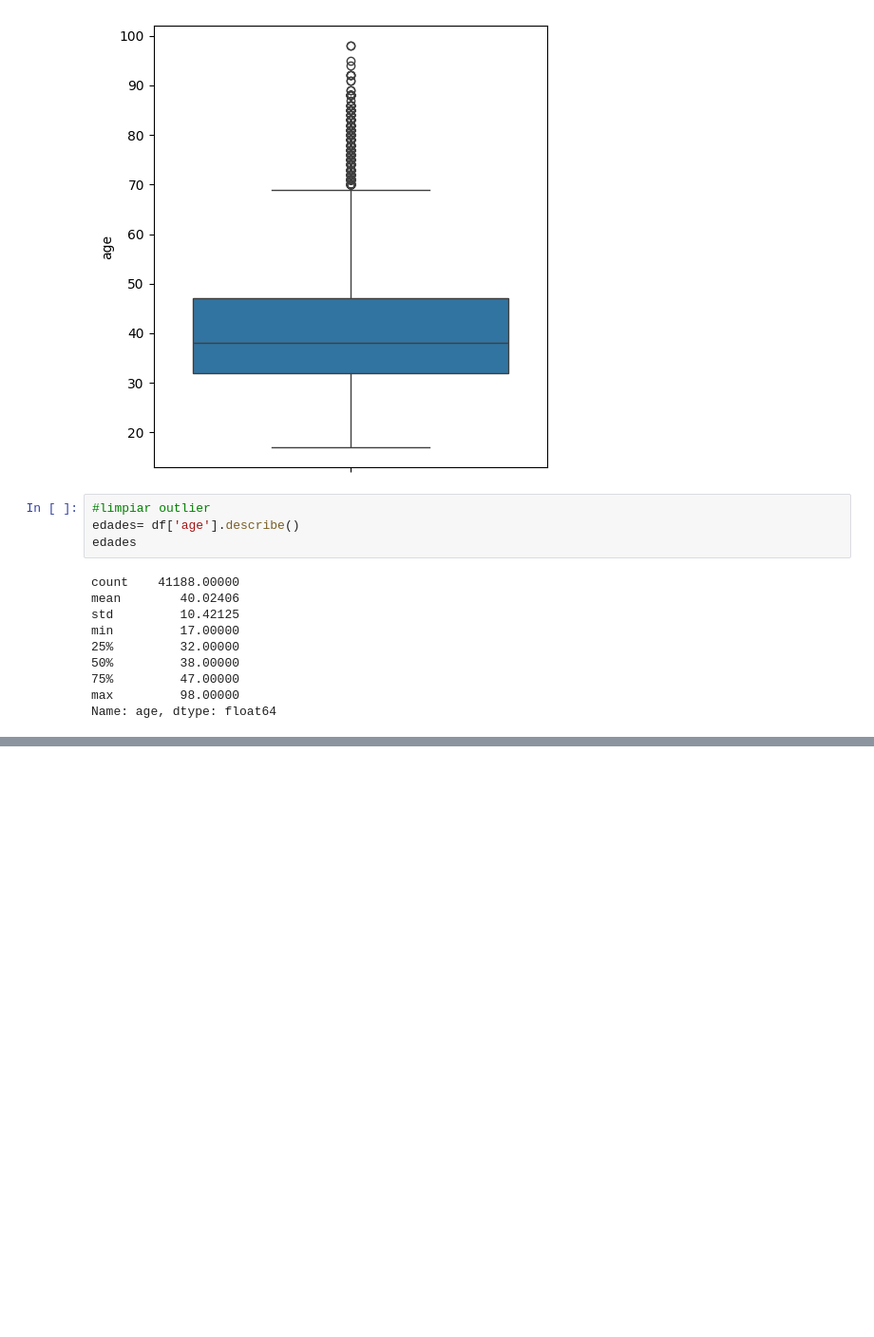
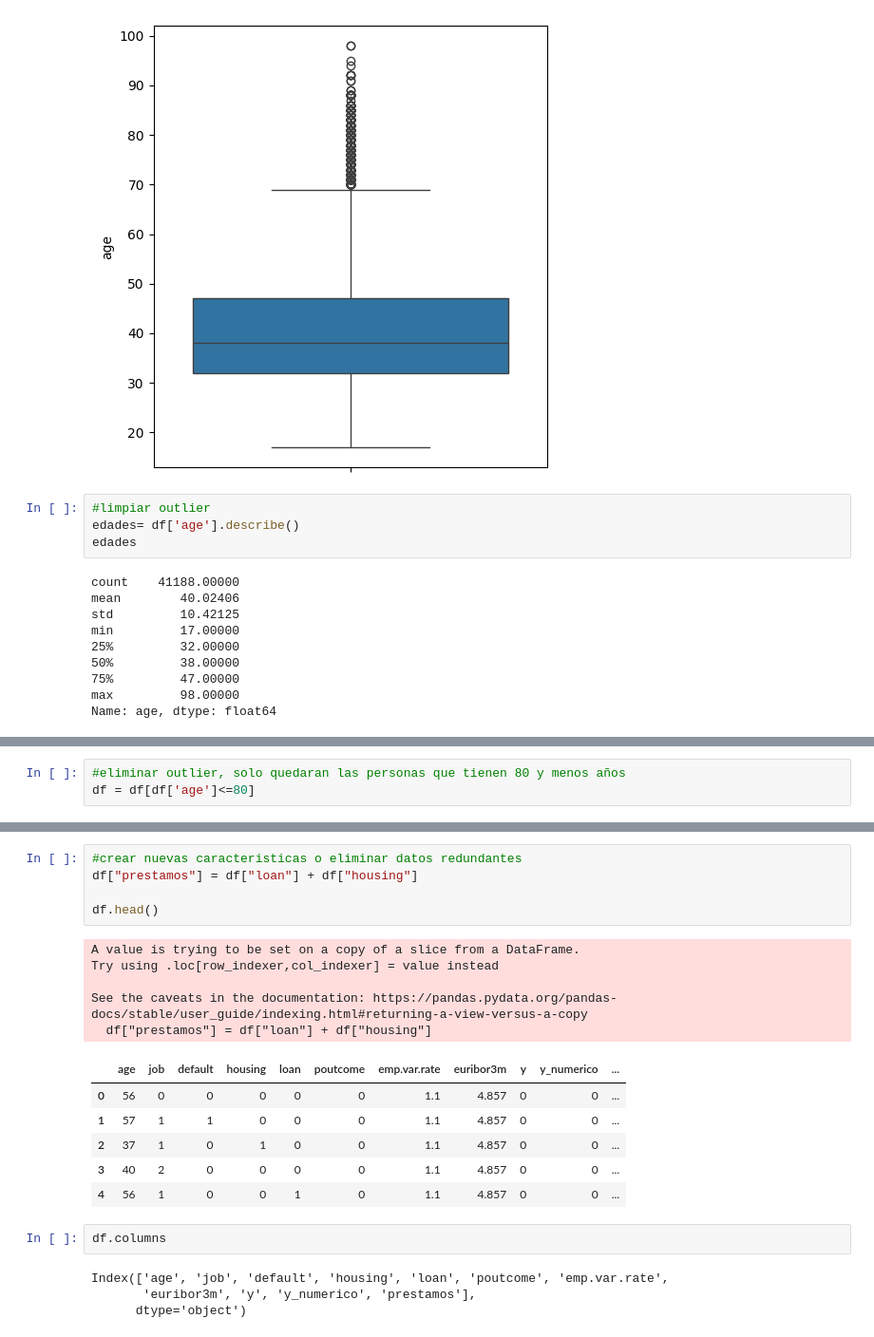
Before and after one commit to Estefaniagz/primer_ml, a Jupyter notebook: src/explore.ipynb, the cells around one changed output, grey strips where cells are left out. Shown at 95% size. Cells and saved outputs as stored; diff of their text form; blank space fills up the shorter version.

```diff
--- a/src/explore.ipynb
+++ b/src/explore.ipynb
@@ -292,0 +327,3 @@ Name: age, dtype: float64
+# %%
+#eliminar outlier, solo quedaran las personas que tienen 80 y menos años
+df = df[df['age']<=80]
@@ -292,0 +365,23 @@ Name: age, dtype: float64
+# %%
+#crear nuevas caracteristicas o eliminar datos redundantes
+df["prestamos"] = df["loan"] + df["housing"]
+
+df.head()
+# %% [output]
+A value is trying to be set on a copy of a slice from a DataFrame.
+Try using .loc[row_indexer,col_indexer] = value instead
+
+See the caveats in the documentation: https://pandas.pydata.org/pandas-docs/stable/user_guide/indexing.html#returning-a-view-versus-a-copy
+  df["prestamos"] = df["loan"] + df["housing"]
+|  | age | job | default | housing | loan | poutcome | emp.var.rate | euribor3m | y | y_numerico | ... |
+| 0 | 56 | 0 | 0 | 0 | 0 | 0 | 1.1 | 4.857 | 0 | 0 | ... |
+| 1 | 57 | 1 | 1 | 0 | 0 | 0 | 1.1 | 4.857 | 0 | 0 | ... |
+| 2 | 37 | 1 | 0 | 1 | 0 | 0 | 1.1 | 4.857 | 0 | 0 | ... |
+| 3 | 40 | 2 | 0 | 0 | 0 | 0 | 1.1 | 4.857 | 0 | 0 | ... |
+| 4 | 56 | 1 | 0 | 0 | 1 | 0 | 1.1 | 4.857 | 0 | 0 | ... |
+# %%
+df.columns
+# %% [output]
+Index(['age', 'job', 'default', 'housing', 'loan', 'poutcome', 'emp.var.rate',
+       'euribor3m', 'y', 'y_numerico', 'prestamos'],
+      dtype='object')
```
Also changed, not shown: parts of 8 cells of this notebook.
